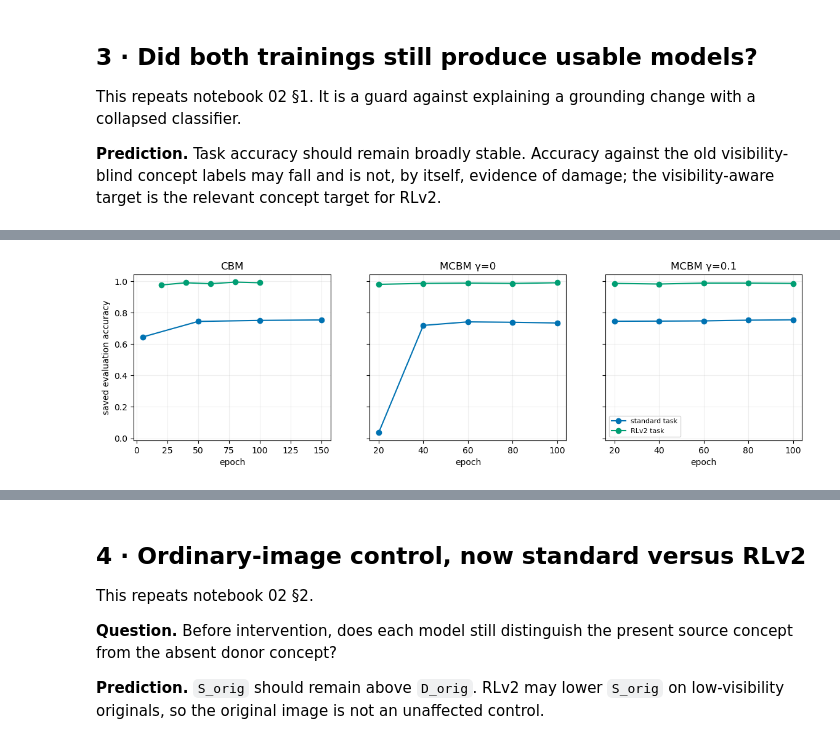
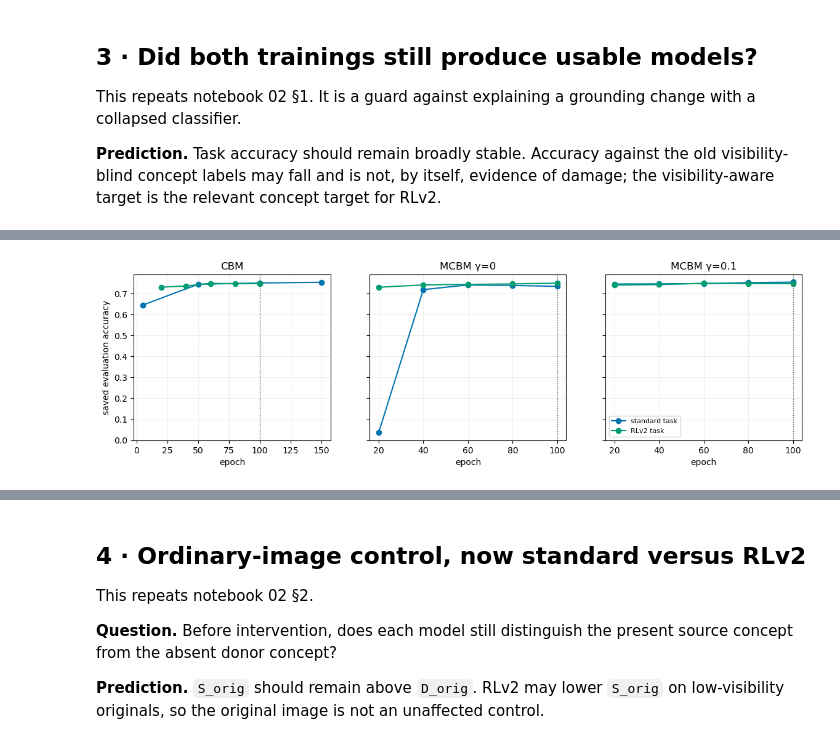
Before and after one commit to chinmayi-r/CBM-Concept-Backwash, a Jupyter notebook: curated/notebooks/03rl_funnybirds_mcbm_relabeled.ipynb, the cells around one changed output, grey strips where cells are left out. Cells and saved outputs as stored; diff of their text form; code cells hidden in the pictures.

```diff
--- a/curated/notebooks/03rl_funnybirds_mcbm_relabeled.ipynb
+++ b/curated/notebooks/03rl_funnybirds_mcbm_relabeled.ipynb
@@ -86,13 +86,14 @@ COLORS = {
     "foot": "#2CA02C", "wing": "#1F77B4",
 }
 MODEL_FILES = {
-    "CBM": ("funnybirds-cbm-s1.csv", "funnybirds-cbm-rlv2-s1.csv"),
-    "MCBM γ=0": ("funnybirds-mcbm-g0-s1.csv", "funnybirds-mcbm-rlv2-g0-s1.csv"),
-    "MCBM γ=0.1": ("funnybirds-mcbm-g0p1-s1.csv", "funnybirds-mcbm-rlv2-g0p1-s1.csv"),
+    "CBM": ("funnybirds-cbm-s1.csv", "funnybirds-cbm-rlv2matched-s1.csv"),
+    "MCBM γ=0": ("funnybirds-mcbm-g0-s1.csv", "funnybirds-mcbm-rlv2matched-g0-s1.csv"),
+    "MCBM γ=0.1": ("funnybirds-mcbm-g0p1-s1.csv", "funnybirds-mcbm-rlv2matched-g0p1-s1.csv"),
 }
 
 candidates = [
     Path(os.environ["FIXED_SWAP_DIR"]) if os.environ.get("FIXED_SWAP_DIR") else None,
+    CURATED_DATA/"swap_fixed_v3_matched",
     CURATED_DATA/"swap_fixed_v2_attempt2",
     CURATED_DATA/"swap_fixed_v2",
 ]
@@ -239,13 +240,31 @@ collapsed classifier.
 visibility-blind concept labels may fall and is not, by itself, evidence of damage; the
 visibility-aware target is the relevant concept target for RLv2.
 # %%
+import pickle
 import torch
+import yaml
 
 PRED_PREFIXES = {
-    "CBM": ("funnybirds-cbm", "funnybirds-cbm-rlv2"),
-    "MCBM γ=0": ("funnybirds-mcbm-g0", "funnybirds-mcbm-rlv2-g0"),
-    "MCBM γ=0.1": ("funnybirds-mcbm-g0p1", "funnybirds-mcbm-rlv2-g0p1"),
+    "CBM": ("funnybirds-cbm", "funnybirds-cbm-rlv2matched"),
+    "MCBM γ=0": ("funnybirds-mcbm-g0", "funnybirds-mcbm-rlv2matched-g0"),
+    "MCBM γ=0.1": ("funnybirds-mcbm-g0p1", "funnybirds-mcbm-rlv2matched-g0p1"),
 }
+MATCHED_EPOCH = 100
+
+def configured_records(prefix, split):
+    config_path = (
+        REPO/"external"/"minimal_cbm"/"configs"/"funnybirds"/f"{prefix}.yaml"
+    )
+    config = yaml.safe_load(config_path.read_text())
+    pkls_dir = Path(config["data"]["pkls_dir"])
+    with open(pkls_dir/f"{split}.pkl", "rb") as handle:
+        records = pickle.load(handle)
+    return pkls_dir, records
+
+def record_identity(record):
+    image = record.get("image", record.get("img_path"))
+    return str(image).replace("\\", "/"), int(record["class_label"])
+
 def prediction_curve(prefix):
     pred_dir = REPO/"external"/"minimal_cbm"/"results"/prefix/"1"/"predictions"
     files = sorted(
@@ -262,27 +281,73 @@ def prediction_curve(prefix):
             cp = d["c_preds"]
             cp = cp[..., 0] if cp.ndim == 3 else cp
             concept = ((cp >= .5).float() == d["c"]).float().mean().item()
-        rows.append((int(re.search(r"epoch_(\d+)", path.name).group(1)), task, concept))
-    return pd.DataFrame(rows, columns=["epoch", "task", "concept"])
+        rows.append((
+            int(re.search(r"epoch_(\d+)", path.name).group(1)),
+            task, concept, len(y),
+        ))
+    return pd.DataFrame(rows, columns=["epoch", "task", "concept", "n"])
 
 fig, axes = plt.subplots(1, 3, figsize=(14, 3.5), sharey=True)
 sanity_rows = []
+parity_rows = []
 for ax, (model, prefixes) in zip(axes, PRED_PREFIXES.items()):
+    populations = {}
     for labels, prefix in zip(["standard", "RLv2"], prefixes):
         curve = prediction_curve(prefix)
         if curve.empty:
             print(f"[pending training sanity] {prefix}")
             continue
         ax.plot(curve.epoch, curve.task, "o-", color=COLORS[labels], label=f"{labels} task")
+        exact = curve[curve.epoch == MATCHED_EPOCH]
+        if exact.empty:
+            print(f"[INVALID] {prefix} lacks epoch {MATCHED_EPOCH}")
+            continue
+        exact = exact.iloc[0]
+        pkls_dir, train_records = configured_records(prefix, "train")
+        _, eval_records = configured_records(prefix, "test")
+        populations[labels] = {
+            "train": [record_identity(r) for r in train_records],
+            "evaluation": [record_identity(r) for r in eval_records],
+        }
         sanity_rows.append({
             "model": model, "labels": labels,
-            "epoch": int(curve.iloc[-1].epoch),
-            "task_acc": curve.iloc[-1].task,
-            "concept_acc_against_saved_target": curve.iloc[-1].concept,
+            "epoch": MATCHED_EPOCH,
+            "evaluation_population": pkls_dir.name,
+            "n": int(exact["n"]),
+            "task_acc": exact.task,
+            "concept_acc_against_saved_target": exact.concept,
         })
+    if set(populations) == {"standard", "RLv2"}:
+        parity_rows.append({
+            "model": model,
+            "same_training_images_and_classes":
+                populations["standard"]["train"] == populations["RLv2"]["train"],
+            "same_evaluation_images_and_classes":
+                populations["standard"]["evaluation"] == populations["RLv2"]["evaluation"],
+            "n_train_standard": len(populations["standard"]["train"]),
+            "n_train_RLv2": len(populations["RLv2"]["train"]),
+            "n_eval_standard": len(populations["standard"]["evaluation"]),
+            "n_eval_RLv2": len(populations["RLv2"]["evaluation"]),
+        })
+    ax.axvline(MATCHED_EPOCH, color="0.35", ls=":", lw=1)
     ax.set_title(model); ax.set_xlabel("epoch"); ax.grid(alpha=.2)
 axes[0].set_ylabel("saved evaluation accuracy")
 axes[-1].legend(fontsize=8)
 display(pd.DataFrame(sanity_rows).round(4))
+TRAINING_PARITY = pd.DataFrame(parity_rows)
+display(TRAINING_PARITY)
+CAUSAL_TRAINING_PARITY = (
+    len(TRAINING_PARITY) == len(PRED_PREFIXES)
+    and TRAINING_PARITY[
+        ["same_training_images_and_classes", "same_evaluation_images_and_classes"]
+    ].to_numpy().all()
+)
+if not CAUSAL_TRAINING_PARITY:
+    print(
+        "[INVALID CAUSAL COMPARISON] Standard and RLv2 did not use identical "
+        "training/evaluation image populations. Accuracy differences cannot be "
+        "interpreted, and downstream RLv2 comparisons are exploratory until "
+        "matched models are retrained."
+    )
 plt.show()
 # %% [output]
@@ -296 +365 @@ plt.show()
-[figure, old version]
+[figure, new version]
```
Also changed, not shown: parts of 21 cells of this notebook, 1 other file.
